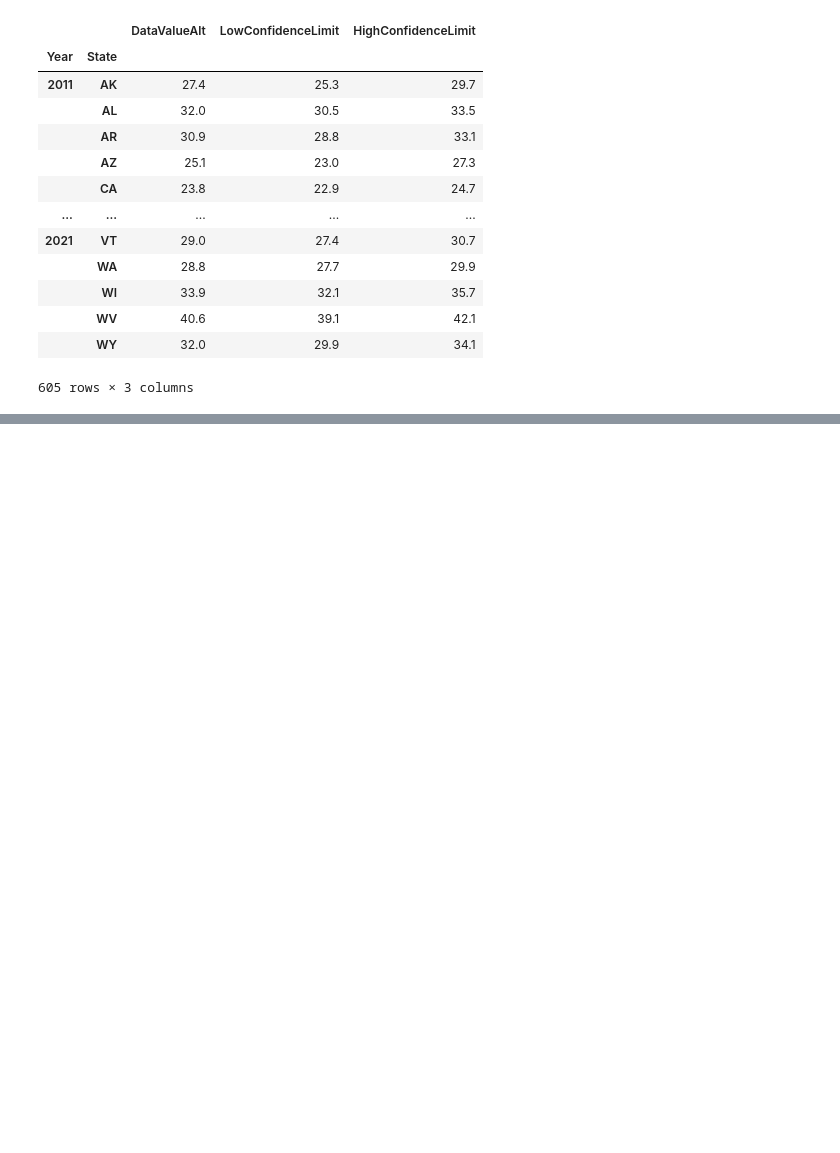
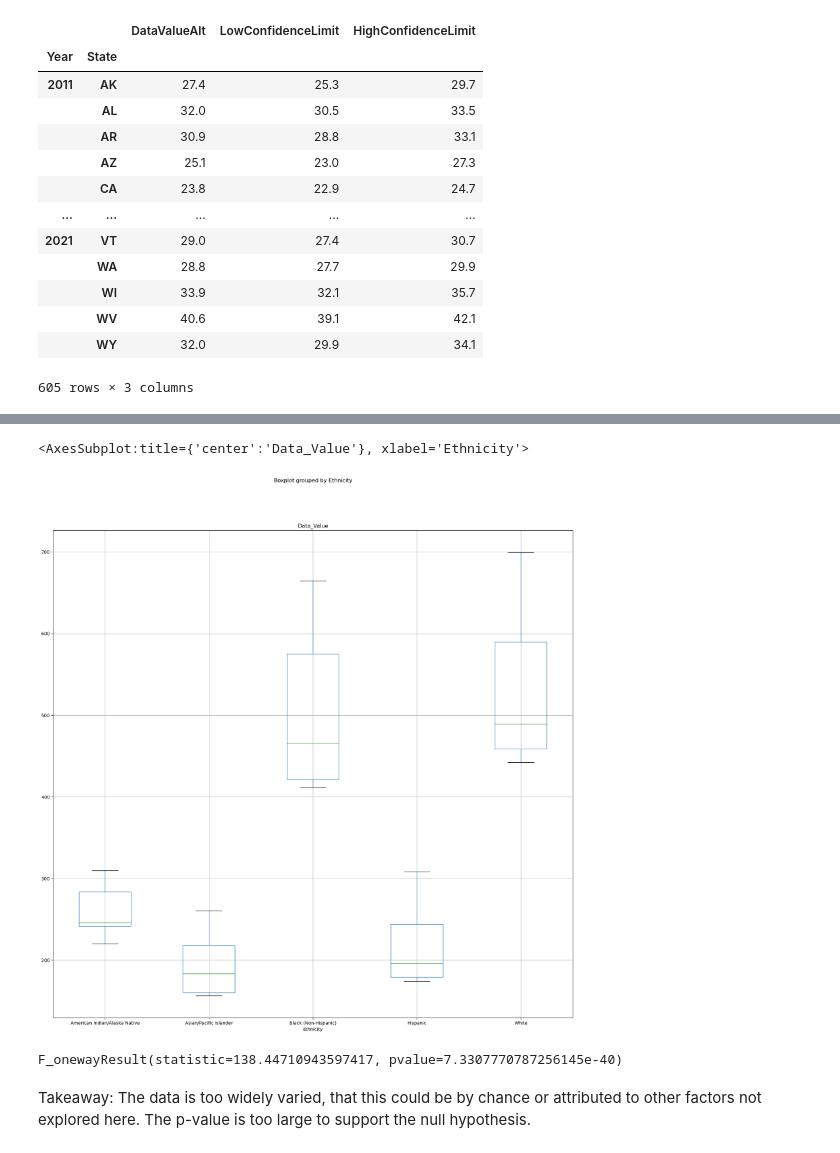
Before and after one commit to sean-guzman/Project1, a Jupyter notebook: main.ipynb, the cells around one changed output, grey strips where cells are left out. Drawn from its saved outputs; the diff is of its cells as text; code cells hidden in the pictures; blank space fills up the shorter version.

```diff
--- a/main.ipynb
+++ b/main.ipynb
@@ -460,0 +598,4 @@ obesity_df
+# %%
+ethnicity_df = heart_study_ethnicity1.groupby(["Year", "Ethnicity"]).mean()["Data_Value"]
+ethnicity_df = ethnicity_df.reset_index()
+ethnicity_df
@@ -460,0 +616,5 @@ obesity_df
+# %%
+ethnicity_df.boxplot("Data_Value", by = "Ethnicity", figsize=(20,20))
+# %% [output]
+<AxesSubplot:title={'center':'Data_Value'}, xlabel='Ethnicity'>
+[figure, added]
@@ -460,0 +628,6 @@ obesity_df
+# %%
+stats.f_oneway(american_indian, asian, black, hispanic, white)
+# %% [output]
+F_onewayResult(statistic=138.44710943597417, pvalue=7.3307770787256145e-40)
+# %% [markdown]
+Takeaway: The data is too widely varied, that this could be by chance or attributed to other factors not explored here. The p-value is too large to support the null hypothesis.
```
Also changed, not shown: parts of 33 cells of this notebook, 7 other files.
